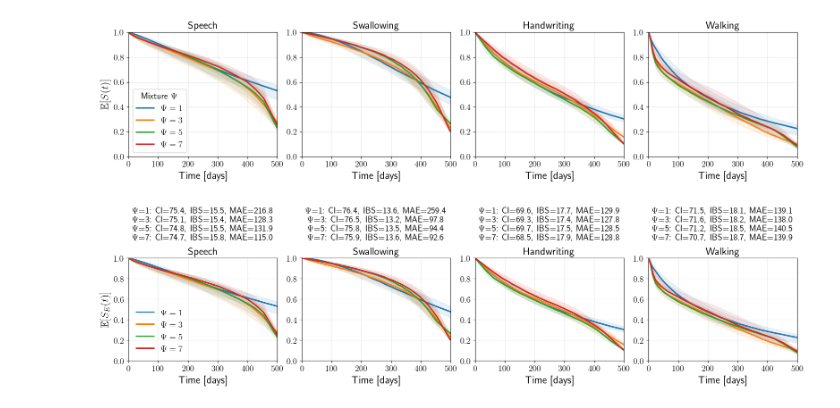
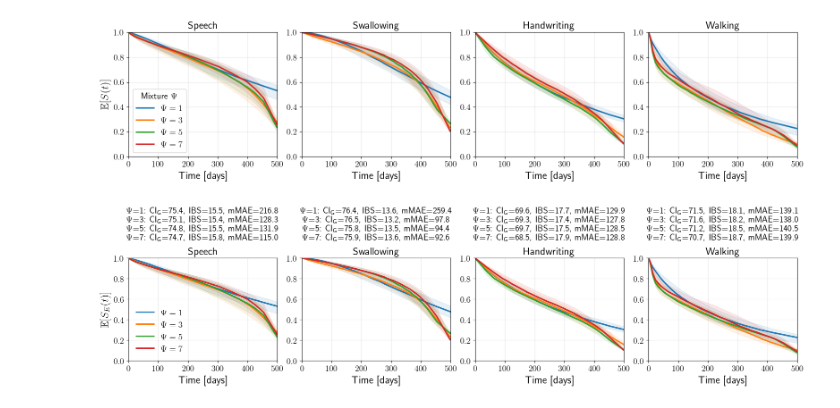
Before and after one commit to thecml/mensa, a Jupyter notebook: notebooks/plot_pop_mixtures.ipynb, the cells around one changed output. Cells and saved outputs as stored; diff of their text form; code cells hidden in the pictures.

Commit message:
Updated plot

```diff
--- a/notebooks/plot_pop_mixtures.ipynb
+++ b/notebooks/plot_pop_mixtures.ipynb
@@ -75,7 +75,7 @@ trained_model_preds = []
 for model in trained_models:
     all_preds = []
     for i in range(n_events):
-        model_preds = model.predict(test_dict['X'].to(device), time_bins, risk=i+1)
+        model_preds = model.predict_survival(test_dict['X'].to(device), time_bins, risk=i+1)
         model_preds = pd.DataFrame(model_preds, columns=time_bins.cpu().numpy())
         all_preds.append(model_preds)
     trained_model_preds.append(all_preds)
@@ -86,7 +86,7 @@ from SurvivalEVAL.Evaluator import LifelinesEvaluator
 for trained_model in trained_models:
     ci, ibs, mae, d_calib = list(), list(), list(), 0
     for i in range(n_events):
-        model_preds = trained_model.predict(train_dict['X'].to(device), time_bins, risk=i+1)
+        model_preds = trained_model.predict_survival(train_dict['X'].to(device), time_bins, risk=i+1)
         model_preds = pd.DataFrame(model_preds, columns=time_bins.cpu().numpy())
 
         n_train_samples = len(train_dict['X'])
@@ -294,7 +294,7 @@ metrics_df = []
 for i, trained_model in enumerate(trained_models):
     ci, ibs, mae, d_calib = [], [], [], []
     for e in range(len(event_names)):
-        preds = trained_model.predict(train_dict['X'].to(device), time_bins, risk=e+1)
+        preds = trained_model.predict_survival(train_dict['X'].to(device), time_bins, risk=e+1)
         preds = pd.DataFrame(preds, columns=time_bins.cpu().numpy())
         y_train_time, y_train_event = train_dict['T'][:, e], train_dict['E'][:, e]
         y_test_time, y_test_event = test_dict['T'][:, e], test_dict['E'][:, e]
@@ -356,34 +356,34 @@ for e, event_name in enumerate(event_names):
     # --- Prepare metrics text ---
     sub = metrics_summary[metrics_summary["Event"] == event_name]
     lines = [
-        rf"$\Psi$={row.Psi}: CI={row.CI*100:.1f}, IBS={row.IBS*100:.1f}, MAE={row.MAE:.1f}"
+        rf"$\Psi$={row.Psi}: CI\textsubscript{{G}}={row.CI*100:.1f}, IBS={row.IBS*100:.1f}, mMAE={row.MAE:.1f}"
         for _, row in sub.iterrows()
     ]
     txt = "\n".join(lines)
 
     # --- Place text centered above the title (in axes coordinates) ---
     trans = blended_transform_factory(ax.transAxes, fig.transFigure)
     fig.text(
         0.5,  # center in the axis' coordinates
         ax.get_position().y1 - 0.02,  # just above the title
         txt,
         ha="center",
         va="bottom",
         fontsize=14,
         family="sans-serif",
         bbox=dict(facecolor="white", alpha=0.8, edgecolor="none"),
         transform=trans,
     )
 
     # --- Legend inside each subplot ---
     if e == 0:
         ax.legend(loc="lower left", fontsize=14, frameon=False)
 
 # Adjust layout for the top text
 plt.subplots_adjust(top=0.85, bottom=0.1, wspace=0.25)
 plt.tight_layout(rect=[0, 0, 1, 0.88])
 
 plt.savefig(f"{cfg.PLOTS_DIR}/proact_pop_survival.pdf", bbox_inches="tight")
 plt.show()
 # %% [output]
-[figure, old version]
+[figure, new version]
```
